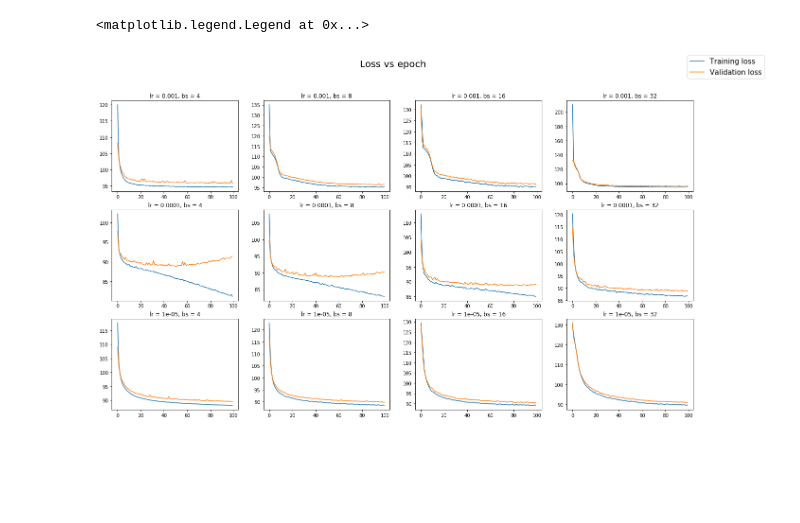
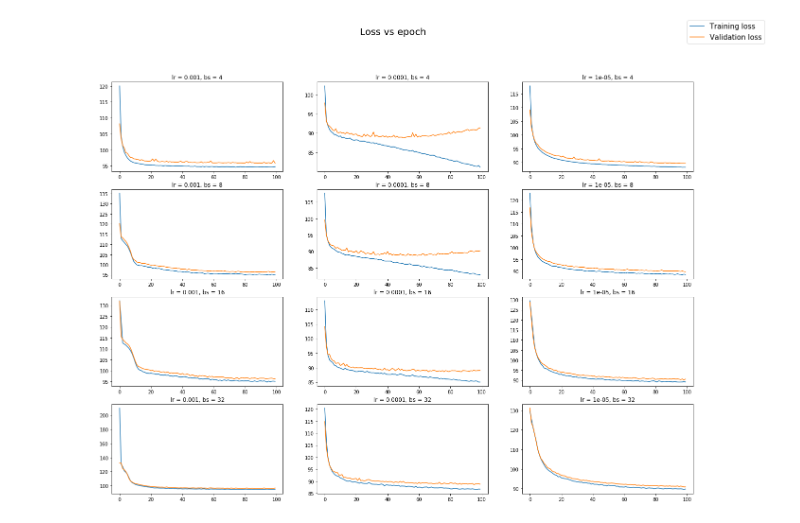
Before and after one commit to juanigp/CT-denoising, a Jupyter notebook: Hyperparameter_analysis.ipynb, the cells around one changed output. Cells and saved outputs as stored; diff of their text form; code cells hidden in the pictures; blank space fills up the shorter version.

```diff
--- a/Hyperparameter_analysis.ipynb
+++ b/Hyperparameter_analysis.ipynb
@@ -26,21 +24,23 @@ Mounted at /gdrive
 # %%
 filename = r'/gdrive/My Drive/patches/hyperparams_analysis_2.txt'
 with open(filename, "rb") as fp:   # Unpickling
   b = pickle.load(fp)
 
-rows = 3
-cols = 4
-fig, axs = plt.subplots(rows, cols, figsize = (22,12))
+rows = 4
+cols = 3
+fig, axs = plt.subplots(rows, cols, figsize = (22,16))
 fig.suptitle('Loss vs epoch', fontsize = 20)
 for i in range(rows):
     for j in range(cols):
-        training_loss = b[0][i*cols + j][0]
-        validation_loss = b[1][i*cols + j][0]
+        idx = j*rows + i
+        training_loss = b[0][idx][0]
+        validation_loss = b[1][idx][0]
         axs[i, j].plot(training_loss)
         axs[i, j].plot(validation_loss)
-        axs[i, j].set_title('lr = ' + str(b[0][i*cols + j][1]['lr'])+
-                            ', bs = ' + str(b[0][i*cols + j][1]['batch_size']))
+        axs[i, j].set_title('lr = ' + str(b[0][idx][1]['lr'])+
+                            ', bs = ' + str(b[0][idx][1]['batch_size']))
+
 fig.legend(('Training loss', 'Validation loss'), loc='upper right', fontsize = 15)
+plt.savefig('losses.svg')
 # %% [output]
-<matplotlib.legend.Legend at 0x...>
-[figure, old version]
+[figure, new version]
```
Also changed, not shown: parts of 1 cell of this notebook.
